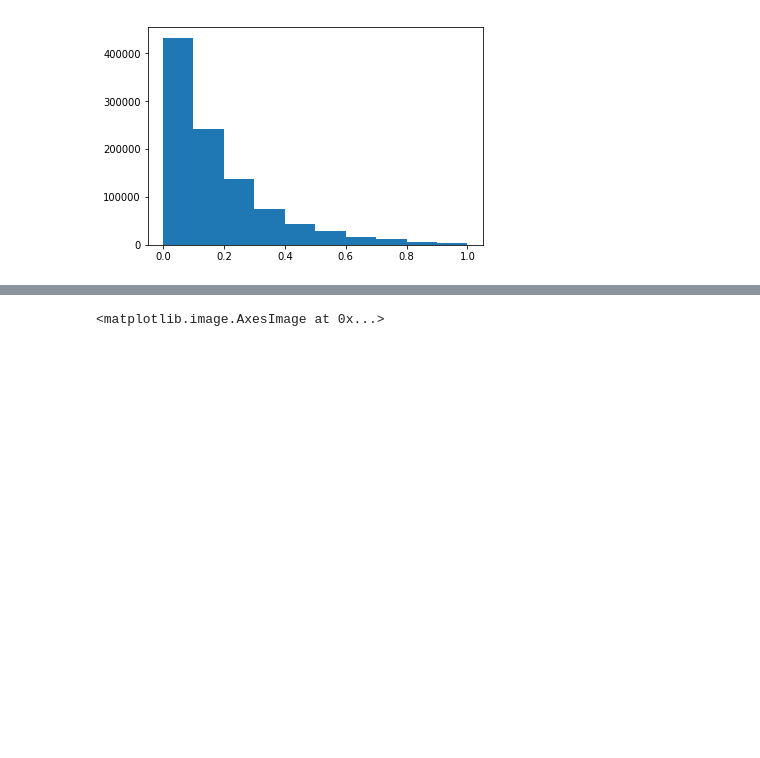
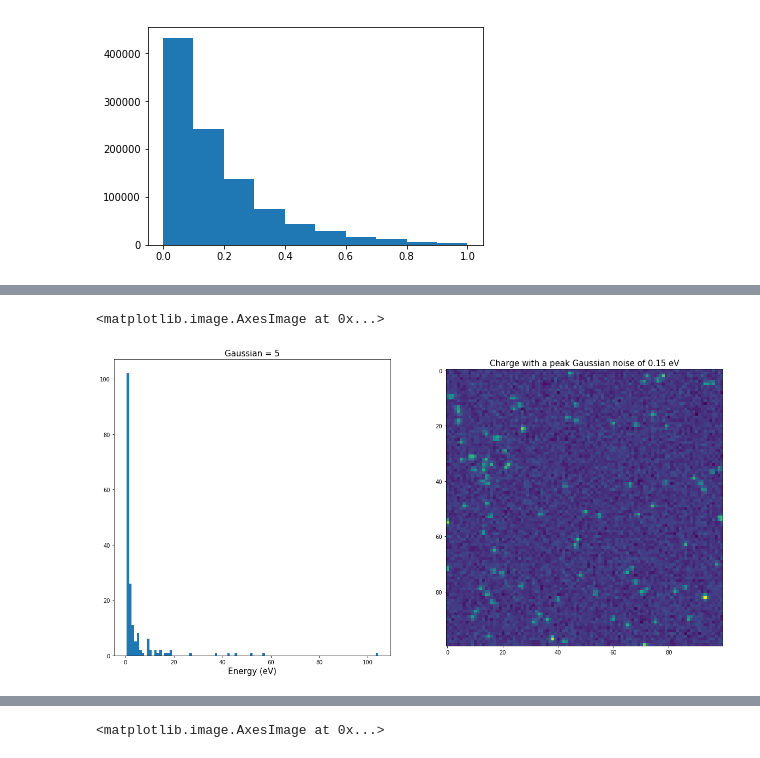
Before and after one commit to 98montanajordi/X-Ray-Speckle-visibitily-spectroscopy, a Jupyter notebook: Speckle.ipynb, the cells around one changed output, grey strips where cells are left out. Saved outputs shown, nothing was run; the diff lists cells and outputs as text; code cells hidden in the pictures; blank space fills up the shorter version.

```diff
--- a/Speckle.ipynb
+++ b/Speckle.ipynb
@@ -105,0 +143,28 @@ plt.imshow(charge)
+# %%
+# Add Gaussian noise
+# Is there a way to calibrate each pixel in the detector to find the peak and std for each pixel?
+
+photons = makePhotons(100)
+
+gaussianSize = 5
+electrons = ndimage.filters.gaussian_filter(photons * Eelectron,gaussianSize)
+charge = downsize(electrons,0.1)
+
+peak = np.max(charge)*0.05 #eV
+std = 1
+normal = np.random.normal(loc = 0, scale = std, size = np.shape(charge)) # Readout noise
+charge += peak*normal
+signal = dropletSignal(charge)
+
+plt.figure(figsize = [20,10])
+plt.subplot(1,2,1)
+plt.title("Gaussian = {}".format(gaussianSize), fontsize = 15)
+plt.xlabel("Energy (eV)", fontsize = 15)
+plt.hist(signal,100)
+
+plt.subplot(1,2,2)
+plt.title("Charge with a peak Gaussian noise of {} eV".format(round(peak*100)/100), fontsize = 15)
+plt.imshow(charge)
+# %% [output]
+<matplotlib.image.AxesImage at 0x...>
+[figure, added]
```
Also changed, not shown: parts of 14 cells of this notebook.
